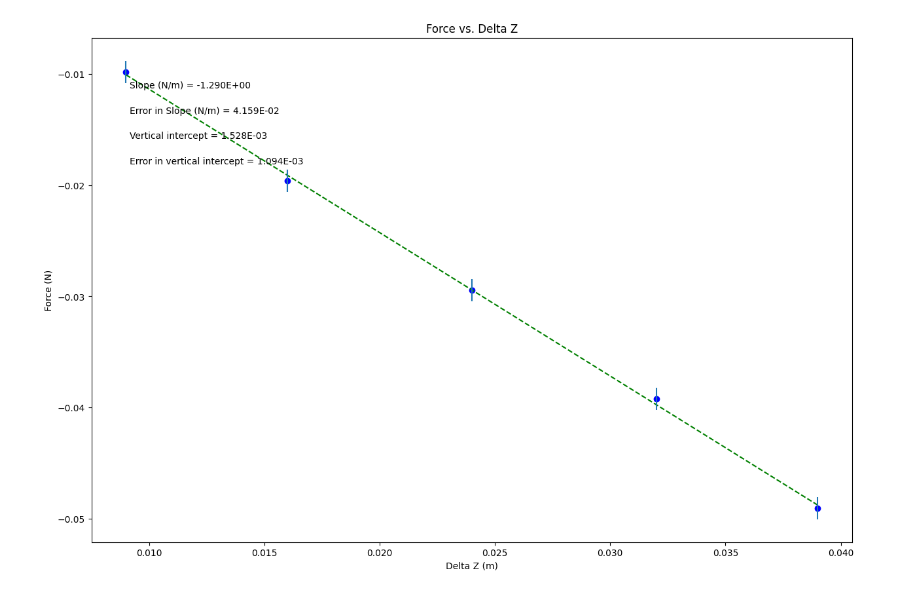
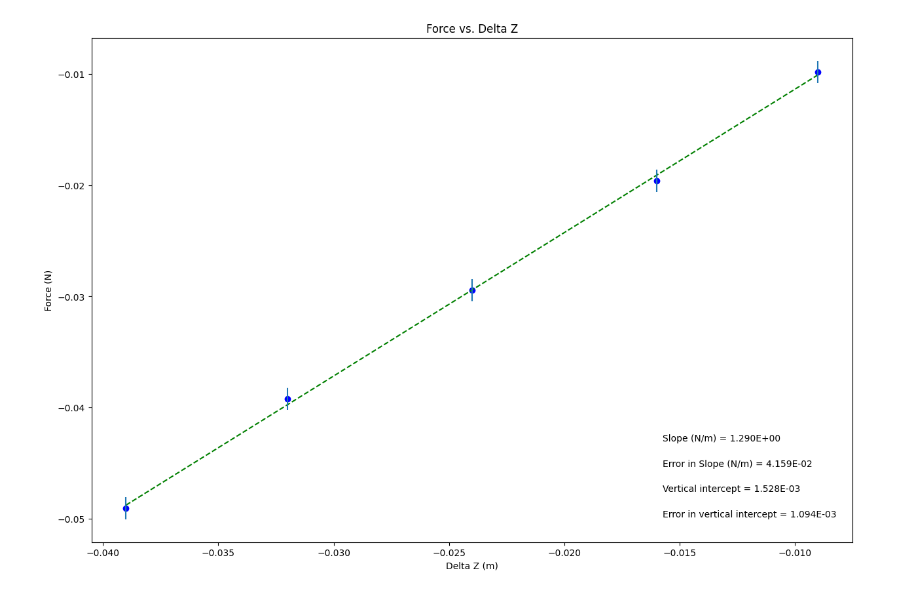
Before and after one commit to CarterJS44/Work, a Jupyter notebook: PHSXlab_Magnetic_Dipolemoment.ipynb, the cells around one changed output. Drawn from its saved outputs; the diff is of its cells as text; code cells hidden in the pictures.

```diff
--- a/PHSXlab_Magnetic_Dipolemoment.ipynb
+++ b/PHSXlab_Magnetic_Dipolemoment.ipynb
@@ -19,7 +19,7 @@ import matplotlib.pyplot as plt
 #variable names should start with a letter and must contain only letters, numbers, and underscores
 
 
-z = np.array([0.009, .016, .024, .032, .039])
+z = np.array([-0.009, -.016, -.024, -.032, -.039])
 
 F = np.array([-0.00981, -0.01962, -0.02943, -0.03924, -0.04905])
 
@@ -45,7 +45,7 @@ slope_units= 'N/m'
 #UPDATE ANNOTATION PLACEMENT SO IT'S OUT OF WAY OF PLOTTED DATA AND BEST FIT LINE
 #integer from 1 to 4, top R corner is 1 (counter-clockwise from there)
 
-annotation_placement=2
+annotation_placement=4
 
 
 #-----------------------------------------------------------------------#
@@ -92,31 +92,31 @@ elif annotation_placement==3 or annotation_placement==4:
 #Don't need to change anything in this section!
 
 #Plot data on graph. Plot error bars and place values for slope,
 #error in slope, and vertical intercept (plus error) on the plot using "annotate"
 
 plt.figure(figsize=(15,10))
 
 plt.plot(x, fit, color='green', linestyle='--')
 plt.scatter(x, y, color='blue', marker='o')
 
 plt.xlabel(x_label)
 plt.ylabel(y_label)
 plt.title(plot_title)
 
 plt.errorbar(x, y, yerr=dy, xerr=None, fmt="none") #don't need to plot x error bars
 
 plt.annotate('Slope ({}) = {value:.{digits}E}'.format(slope_units,value=m, digits=3),
              (xpos, ypos[0]), xycoords='axes fraction')
 
 plt.annotate('Error in Slope ({}) = {value:.{digits}E}'.format(slope_units,value=dm, digits=3),
              (xpos, ypos[1]), xycoords='axes fraction')
 
 plt.annotate('Vertical intercept = {value:.{digits}E}'.format(value=b, digits=3),
              (xpos, ypos[2]), xycoords='axes fraction')
 
 plt.annotate('Error in vertical intercept = {value:.{digits}E}'.format(value=db, digits=3),
              (xpos, ypos[3]), xycoords='axes fraction')
 
 plt.show()
 # %% [output]
-[figure, old version]
+[figure, new version]
```
